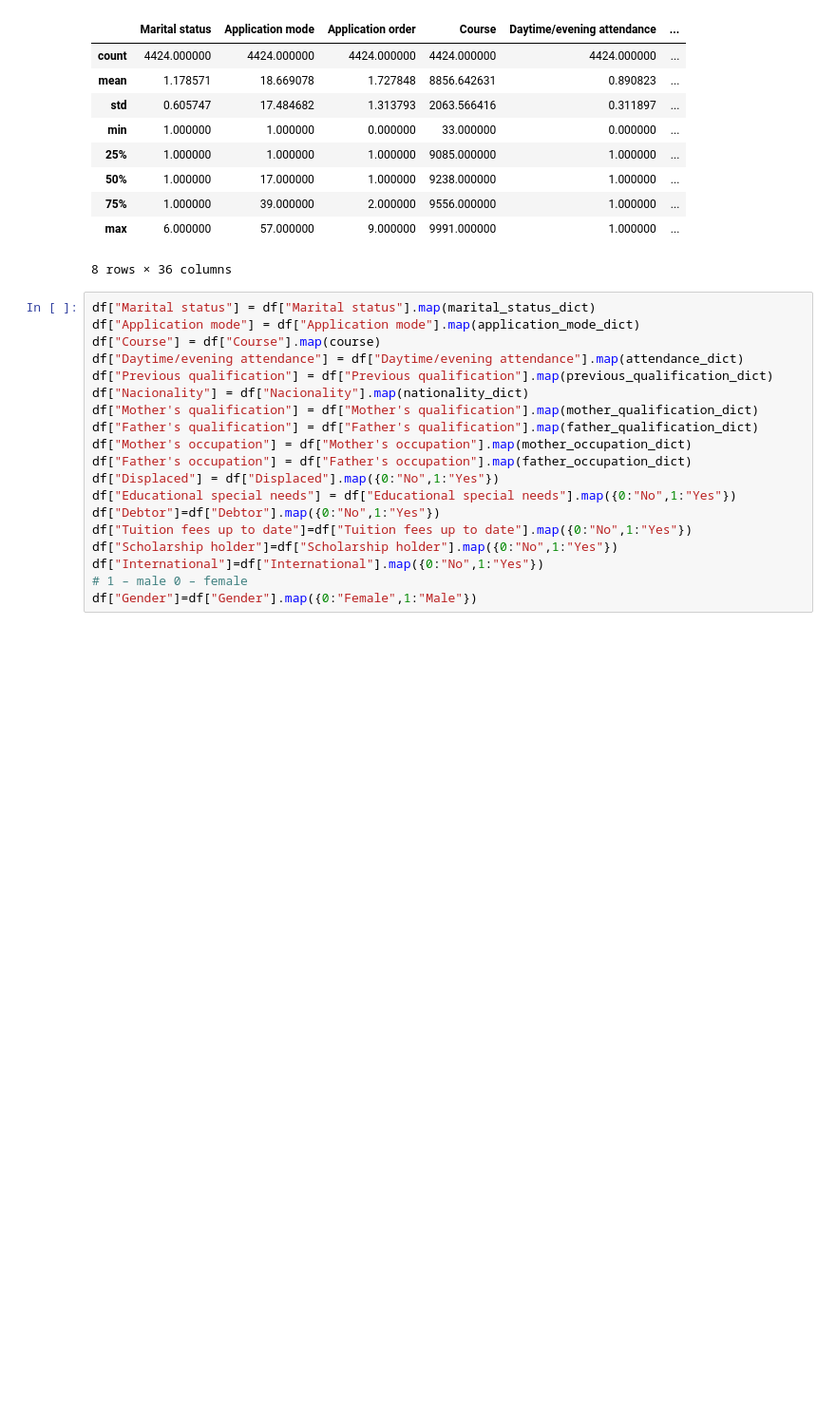
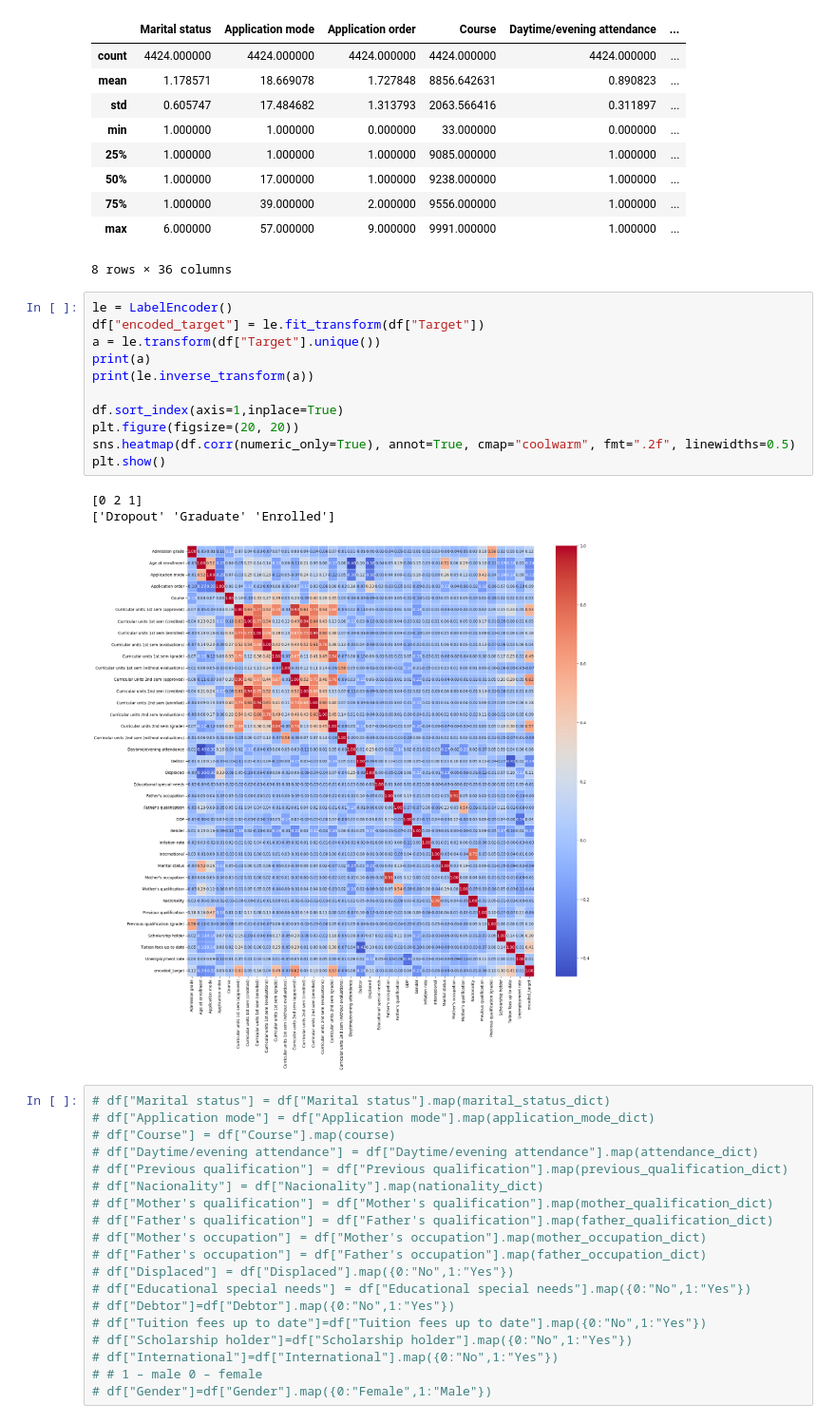
Before and after one commit to willshobwish/introducao-a-ciencia-de-dados, a Jupyter notebook: Predict Students' Dropout and Academic Success Info.ipynb, the cells around one changed output. Shown at 95% size. Drawn from its saved outputs; the diff is of its cells as text; blank space fills up the shorter version.

```diff
--- a/Predict Students' Dropout and Academic Success Info.ipynb
+++ b/Predict Students' Dropout and Academic Success Info.ipynb
@@ -248,25 +249,40 @@ display(df.describe())
 | 75% | 1.000000 | 39.000000 | 2.000000 | 9556.000000 | 1.000000 | ... |
 | max | 6.000000 | 57.000000 | 9.000000 | 9991.000000 | 1.000000 | ... |
 8 rows × 36 columns
+# %%
+le = LabelEncoder()
+df["encoded_target"] = le.fit_transform(df["Target"])
+a = le.transform(df["Target"].unique())
+print(a)
+print(le.inverse_transform(a))
+
+df.sort_index(axis=1,inplace=True)
+plt.figure(figsize=(20, 20))
+sns.heatmap(df.corr(numeric_only=True), annot=True, cmap="coolwarm", fmt=".2f", linewidths=0.5)
+plt.show()
+# %% [output]
+[0 2 1]
+['Dropout' 'Graduate' 'Enrolled']
+[figure, added]
 # %%
-df["Marital status"] = df["Marital status"].map(marital_status_dict)
-df["Application mode"] = df["Application mode"].map(application_mode_dict)
-df["Course"] = df["Course"].map(course)
-df["Daytime/evening attendance"] = df["Daytime/evening attendance"].map(attendance_dict)
-df["Previous qualification"] = df["Previous qualification"].map(previous_qualification_dict)
-df["Nacionality"] = df["Nacionality"].map(nationality_dict)
-df["Mother's qualification"] = df["Mother's qualification"].map(mother_qualification_dict)
-df["Father's qualification"] = df["Father's qualification"].map(father_qualification_dict)
-df["Mother's occupation"] = df["Mother's occupation"].map(mother_occupation_dict)
-df["Father's occupation"] = df["Father's occupation"].map(father_occupation_dict)
-df["Displaced"] = df["Displaced"].map({0:"No",1:"Yes"})
-df["Educational special needs"] = df["Educational special needs"].map({0:"No",1:"Yes"})
-df["Debtor"]=df["Debtor"].map({0:"No",1:"Yes"})
-df["Tuition fees up to date"]=df["Tuition fees up to date"].map({0:"No",1:"Yes"})
-df["Scholarship holder"]=df["Scholarship holder"].map({0:"No",1:"Yes"})
-df["International"]=df["International"].map({0:"No",1:"Yes"})
-# 1 – male 0 – female
-df["Gender"]=df["Gender"].map({0:"Female",1:"Male"})
+# df["Marital status"] = df["Marital status"].map(marital_status_dict)
+# df["Application mode"] = df["Application mode"].map(application_mode_dict)
+# df["Course"] = df["Course"].map(course)
+# df["Daytime/evening attendance"] = df["Daytime/evening attendance"].map(attendance_dict)
+# df["Previous qualification"] = df["Previous qualification"].map(previous_qualification_dict)
+# df["Nacionality"] = df["Nacionality"].map(nationality_dict)
+# df["Mother's qualification"] = df["Mother's qualification"].map(mother_qualification_dict)
+# df["Father's qualification"] = df["Father's qualification"].map(father_qualification_dict)
+# df["Mother's occupation"] = df["Mother's occupation"].map(mother_occupation_dict)
+# df["Father's occupation"] = df["Father's occupation"].map(father_occupation_dict)
+# df["Displaced"] = df["Displaced"].map({0:"No",1:"Yes"})
+# df["Educational special needs"] = df["Educational special needs"].map({0:"No",1:"Yes"})
+# df["Debtor"]=df["Debtor"].map({0:"No",1:"Yes"})
+# df["Tuition fees up to date"]=df["Tuition fees up to date"].map({0:"No",1:"Yes"})
+# df["Scholarship holder"]=df["Scholarship holder"].map({0:"No",1:"Yes"})
+# df["International"]=df["International"].map({0:"No",1:"Yes"})
+# # 1 – male 0 – female
+# df["Gender"]=df["Gender"].map({0:"Female",1:"Male"})
 # %%
 display(df.info())
 # %% [output]
```
Also changed, not shown: parts of 10 cells of this notebook, 1 other file.
